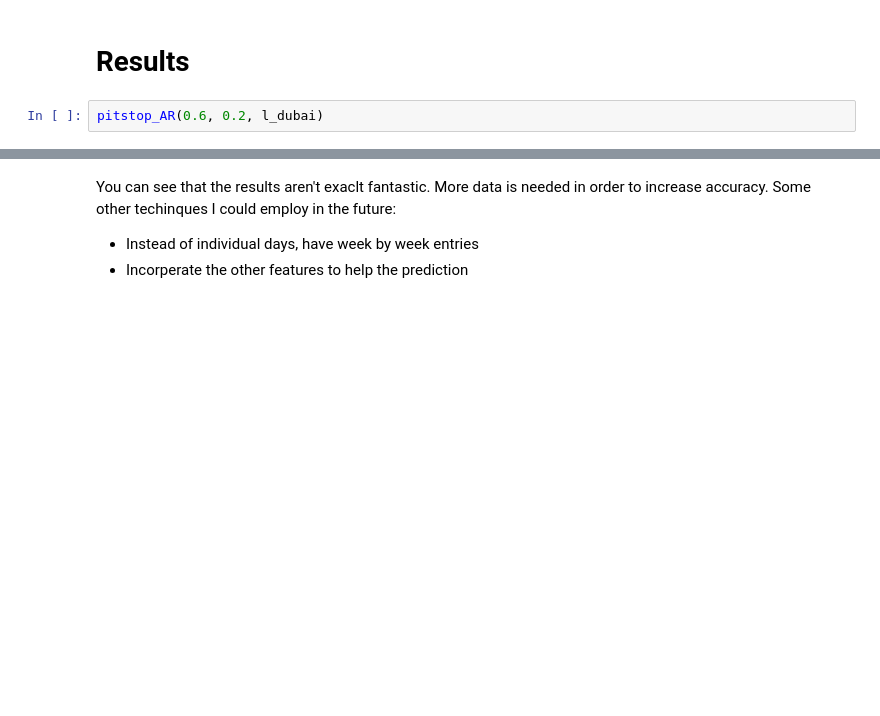
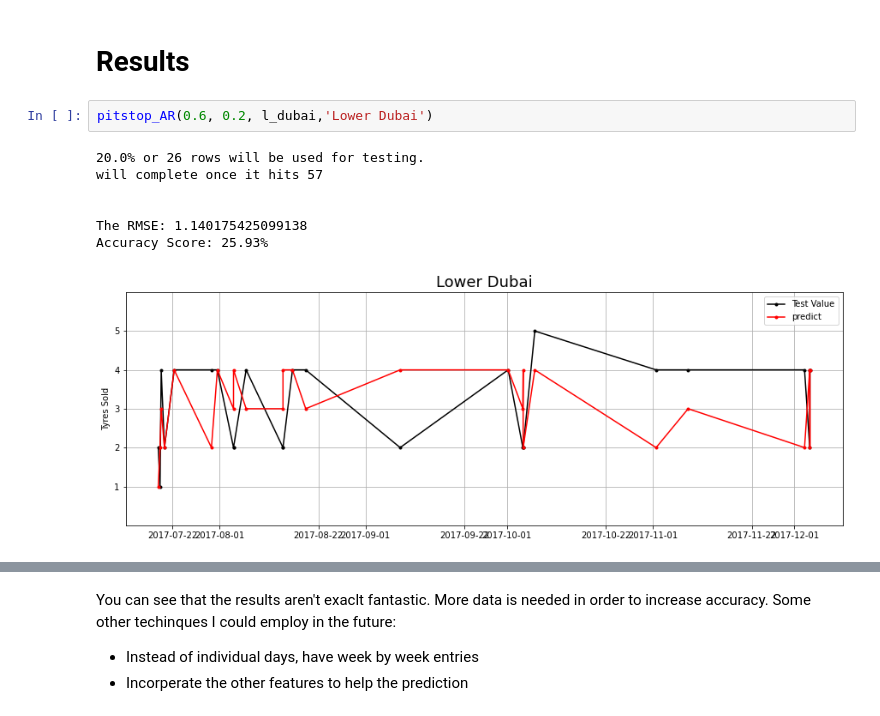
Before and after one commit to musarasheed/pitstop, a Jupyter notebook: Pitstop Arabia.ipynb, the cells around one changed output, grey strips where cells are left out. Saved outputs shown, nothing was run; the diff lists cells and outputs as text; blank space fills up the shorter version.

```diff
--- a/Pitstop Arabia.ipynb
+++ b/Pitstop Arabia.ipynb
@@ -792,5 +813,13 @@ def pitstop_AR(train_pctg, c_val_pctg, data_frame):
 # %% [markdown]
 # Results
 # %%
-pitstop_AR(0.6, 0.2, l_dubai)
+pitstop_AR(0.6, 0.2, l_dubai,'Lower Dubai')
+# %% [output]
+20.0% or 26 rows will be used for testing.
+will complete once it hits 57
+
+
+The RMSE: 1.140175425099138
+Accuracy Score: 25.93%
+[figure, added]
 # %%
```
Also changed, not shown: parts of 13 cells of this notebook.
